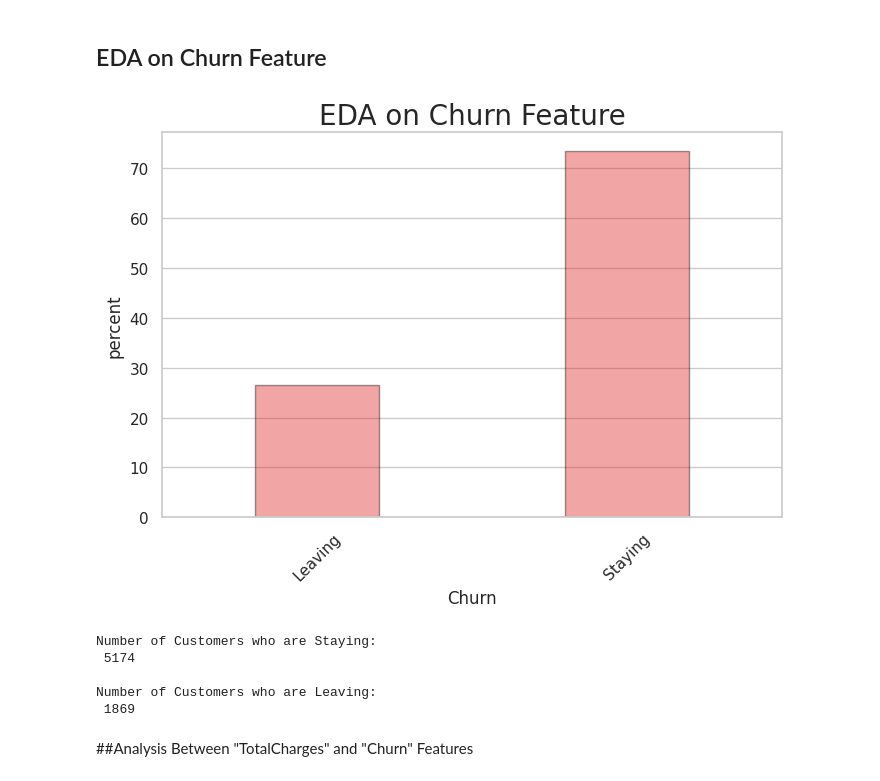
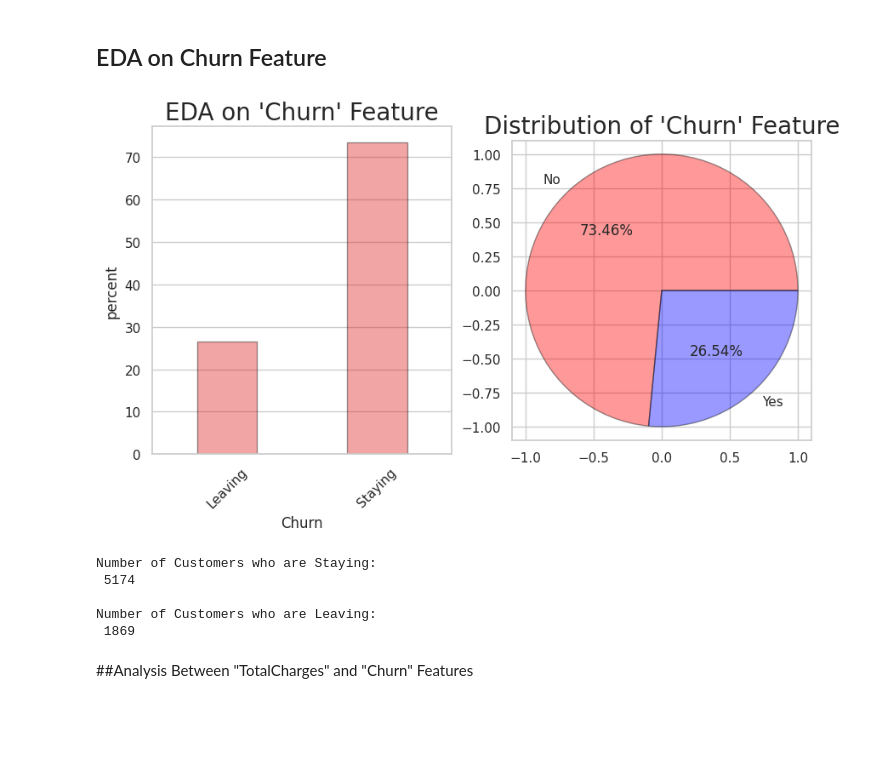
Before and after one commit to ArthJain123/Customer-Churn-Prediction-ML, a Jupyter notebook: Customer_Churn_Prediction.ipynb, the cells around one changed output. Saved outputs shown, nothing was run; the diff lists cells and outputs as text; code cells hidden in the pictures; blank space fills up the shorter version.

```diff
--- a/Customer_Churn_Prediction.ipynb
+++ b/Customer_Churn_Prediction.ipynb
@@ -106,26 +106,29 @@ Checking for duplicate value in whole Dataset:
 # %%
 # ================================== EDA(Exloratory Data Analysis) on Churn Feature ==============================
 
 sns.set(style = "whitegrid")
 
-plt.figure(figsize = (8,5))
+fig , ax = plt.subplots(1,2,figsize = (10,5))
 
-plt.title("EDA on Churn Feature",fontsize = 20)
+ax[0].set_title("EDA on 'Churn' Feature",fontsize = 20)
+sns.countplot(x = "Churn",data = data,color = "red",width = 0.4,edgecolor = "black",alpha = 0.4,stat = "percent",order = ["Yes","No"],ax = ax[0])
+ax[0].set_xticks(["Yes","No"],["Leaving","Staying"],rotation = 45)
 
-sns.countplot(x = "Churn",data = data,color = "red",width = 0.4,edgecolor = "black",alpha = 0.4,stat = "percent",order = ["Yes","No"])
 
-plt.xticks(["Yes","No"],["Leaving","Staying"],rotation = 45)
+ax[1].set_title("Distribution of 'Churn' Feature",fontsize = 20)
+ax[1].pie(data["Churn"].value_counts(),labels = ["No","Yes"],frame = True,colors = ["red","blue"],wedgeprops = dict(alpha = 0.4,edgecolor = "black"),autopct = "%0.2f%%")
+
 plt.show()
 
 
-print("\nNumber of Customers who are Staying: \n",data["Churn"].value_counts().iloc[0])
-print("\nNumber of Customers who are Leaving: \n",data["Churn"].value_counts().iloc[1])
+print("\nNumber of Customers who are Staying: \n",data["Churn"].value_counts()["No"])
+print("\nNumber of Customers who are Leaving: \n",data["Churn"].value_counts()["Yes"])
 
 
-# I hypothesis that "Churn" Feature is getting affected by -> TotalCharges,tenure,Contract,Dependents,
-                                                            # TechSupport,OnlineSecurity,OnlineBackup
+# I hypothesis that "Churn" Feature is associated with -> TotalCharges,tenure,Contract,Dependents,
+                                                        # TechSupport,OnlineSecurity,OnlineBackup
 # %% [output]
-[figure, old version]
+[figure, new version]
 Number of Customers who are Staying:
  5174
 
```
Also changed, not shown: parts of 9 cells of this notebook.
